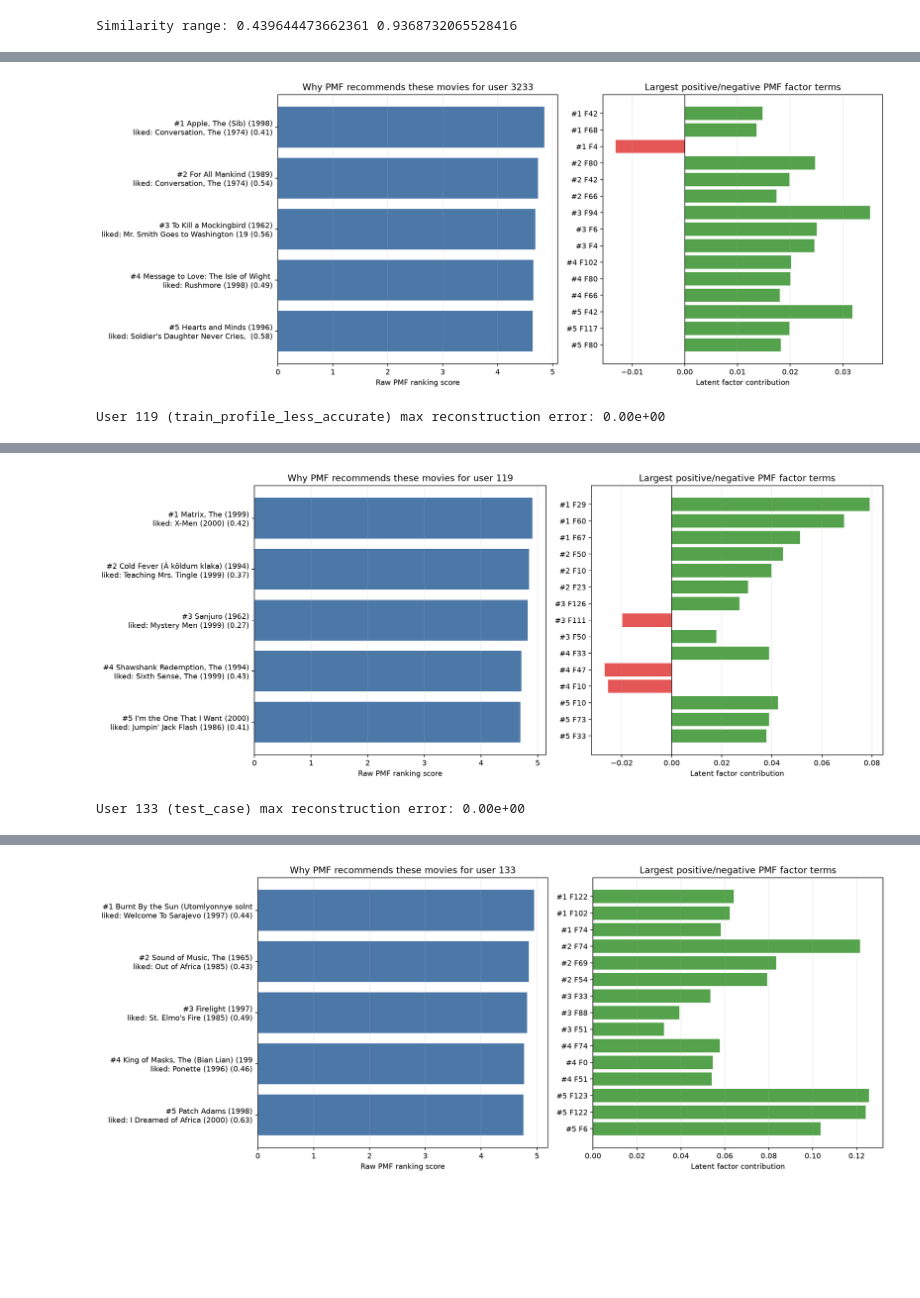
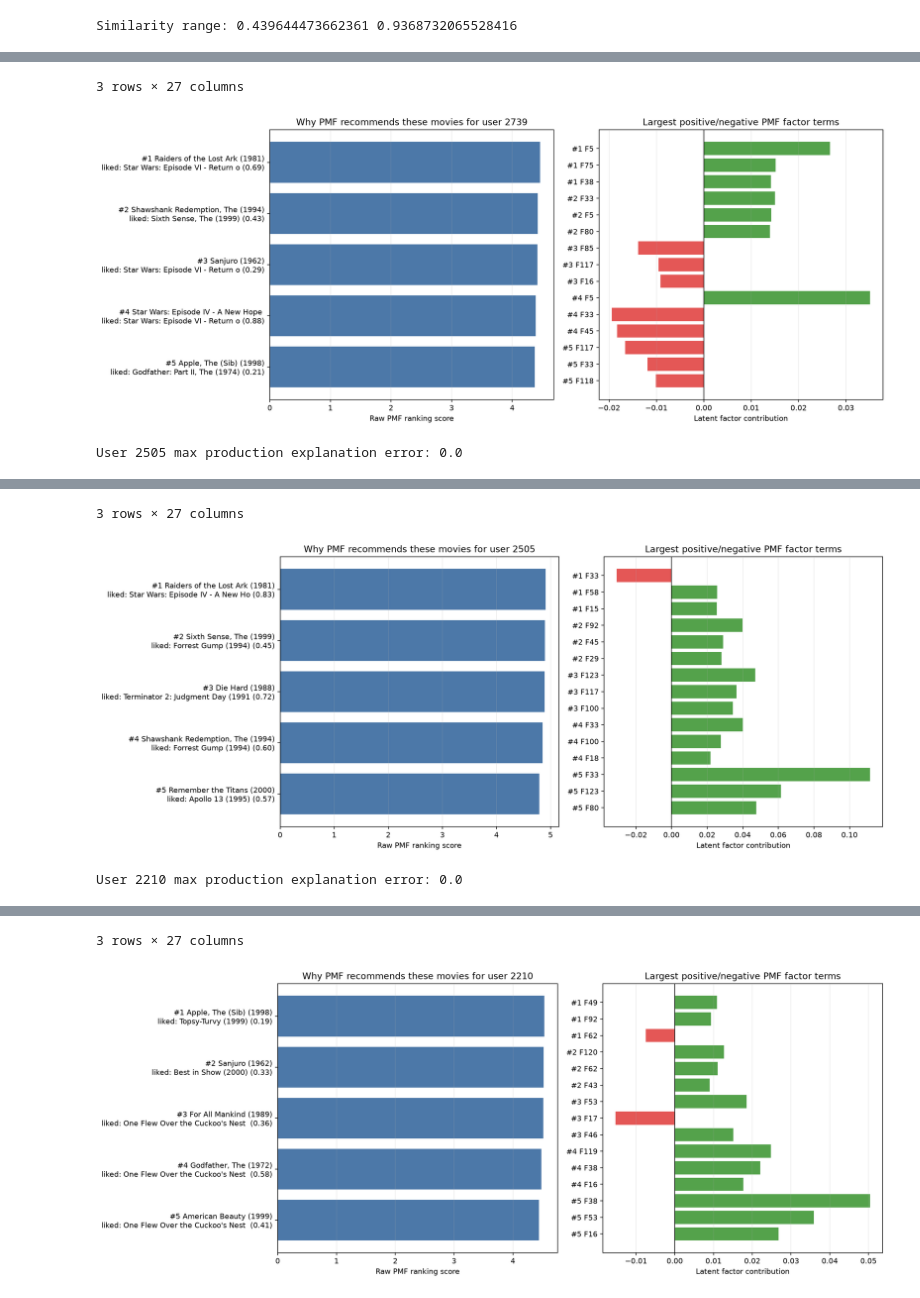
Before and after one commit to legion2440/matrix-factorization, a Jupyter notebook: Movie_Recommender_System.ipynb, the cells around one changed output, grey strips where cells are left out. Cells and saved outputs as stored; diff of their text form; code cells hidden in the pictures; blank space fills up the shorter version.

```diff
--- a/Movie_Recommender_System.ipynb
+++ b/Movie_Recommender_System.ipynb
@@ -229,11 +0,0 @@ as a limitation, not retuned here.
-# %%
-display(Image(filename=str(REPORTS / "pmf_convergence.png")))
-pmf_metadata = json.loads(
-    (REPORTS / "pmf_factors" / "metadata.json").read_text(encoding="utf-8")
-)
-print("Final refit epochs:", pmf_metadata["config"]["epochs"])
-print(
-    "Final history validation values:",
-    sorted({row["validation_rmse"] for row in pmf_metadata["history"]}),
-)
-print("Search diagnostics:", metrics["pmf_search_diagnostics"])
@@ -500,23 +515,13 @@ when available.
 # %%
-for row in evaluated.itertuples(index=False):
-    user_id = int(row.user_id)
-    explanations = pd.read_csv(REPORTS / f"user_{user_id}_explanations.csv")
-    max_error = explanations["reconstruction_error"].abs().max()
-    print(f"User {user_id} ({row.role}) max reconstruction error: {max_error:.2e}")
-    display(
-        explanations.head(5)[
-            [
-                "recommendation_rank",
-                "title",
-                "raw_pmf_ranking_score",
-                "global_mean_contribution",
-                "user_bias_contribution",
-                "item_bias_contribution",
-                "total_latent_dot_product",
-                "nearest_known_title",
-                "nearest_known_similarity",
-            ]
-        ]
+for selected in evaluated.itertuples(index=False):
+    user_id = int(selected.user_id)
+    explanations = pd.read_csv(
+        REPORTS / f"user_{user_id}_explanations.csv"
     )
+    print(
+        f"User {user_id} max production explanation error:",
+        explanations["reconstruction_error"].abs().max(),
+    )
+    display(explanations.head(3))
     display(Image(filename=str(REPORTS / f"user_{user_id}_explanation.png")))
 # %% [output]
@@ -530,2 +533,3 @@ User 3233 (train_profile_accurate) max reconstruction error: 0.00e+00
+3 rows × 27 columns
-[figure, old version]
+[figure, new version]
-User 119 (train_profile_less_accurate) max reconstruction error: 0.00e+00
+User 2505 max production explanation error: 0.0
@@ -538,2 +540,3 @@ User 119 (train_profile_less_accurate) max reconstruction error: 0.00e+00
+3 rows × 27 columns
-[figure, old version]
+[figure, new version]
-User 133 (test_case) max reconstruction error: 0.00e+00
+User 2210 max production explanation error: 0.0
@@ -546 +547,2 @@ User 133 (test_case) max reconstruction error: 0.00e+00
+3 rows × 27 columns
-[figure, old version]
+[figure, new version]
```
Also changed, not shown: parts of 61 cells of this notebook, 51 other files.
